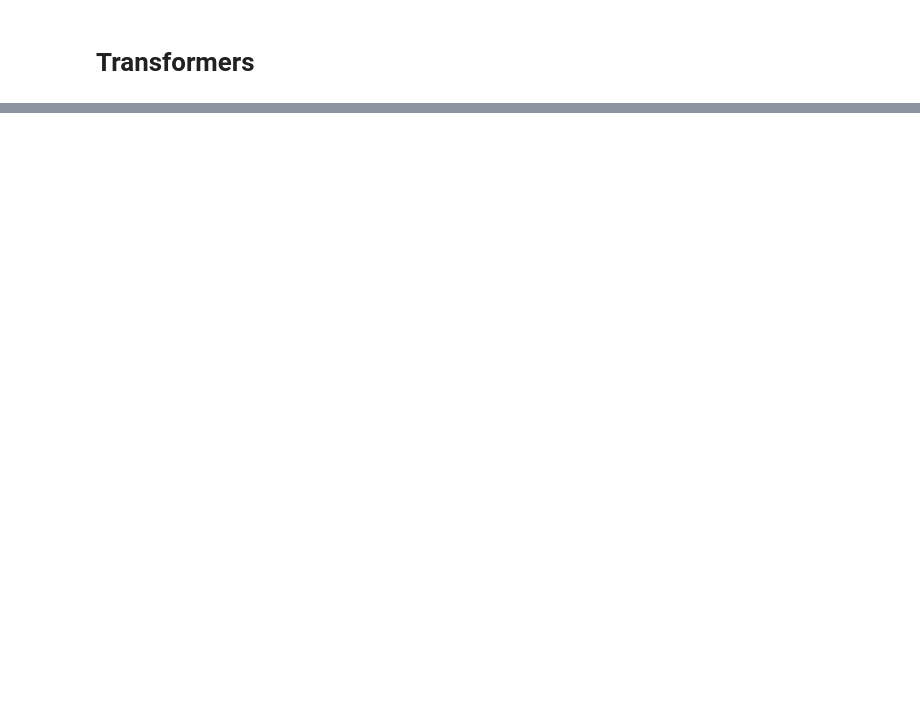
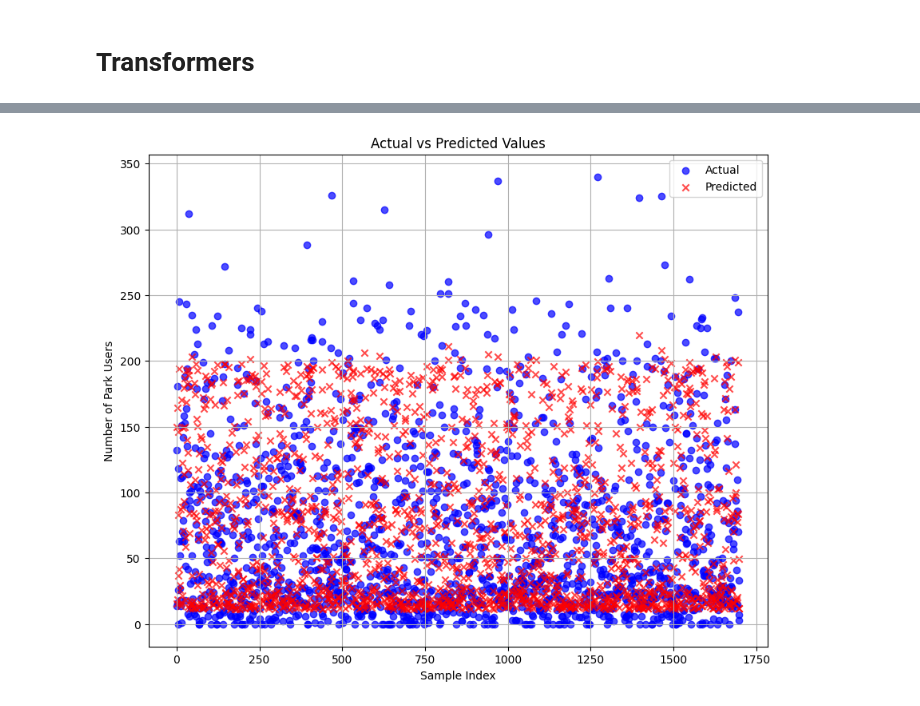
Before and after one commit to jubair231dd/Park-Usage-Project, a Jupyter notebook: ParkUsers.ipynb, the cells around one changed output, grey strips where cells are left out. Saved outputs shown, nothing was run; the diff lists cells and outputs as text; code cells hidden in the pictures; blank space fills up the shorter version.

```diff
--- a/ParkUsers.ipynb
+++ b/ParkUsers.ipynb
@@ -678 +722,14 @@ Epoch 12/20, Loss: 0.0102
 ... (9 outputs left out)
+# %%
+# Actual vs. Predicted Values
+plt.figure(figsize=(10, 8))
+plt.scatter(range(len(actuals)), actuals, label="Actual", color="blue", marker='o', alpha=0.7)
+plt.scatter(range(len(predictions)), predictions, label="Predicted", color="red", marker='x', alpha=0.7)
+plt.xlabel("Sample Index")
+plt.ylabel("Number of Park Users")
+plt.title("Actual vs Predicted Values")
+plt.legend()
+plt.grid()
+plt.show()
+# %% [output]
+[figure, added]
```
Also changed, not shown: parts of 5 cells of this notebook.
